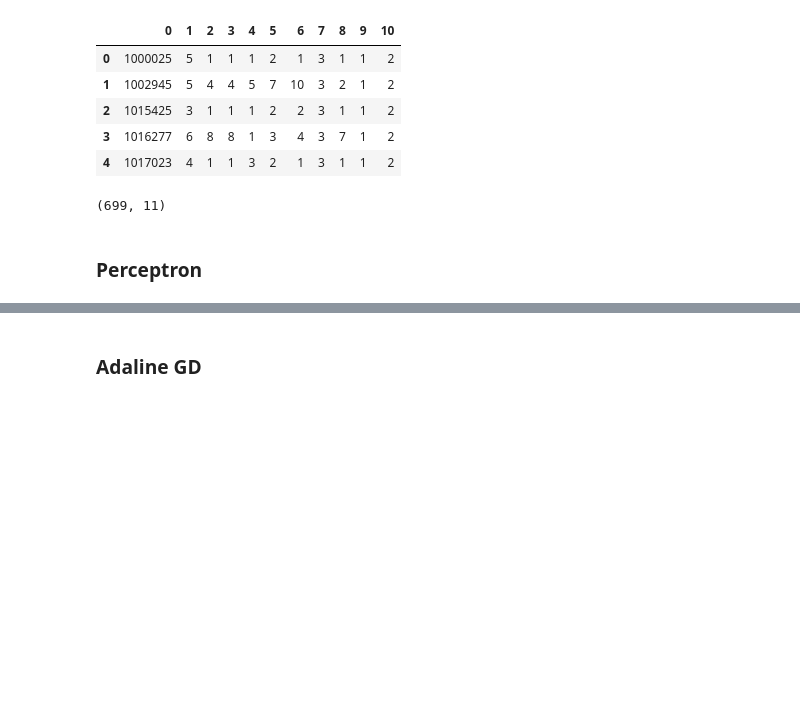
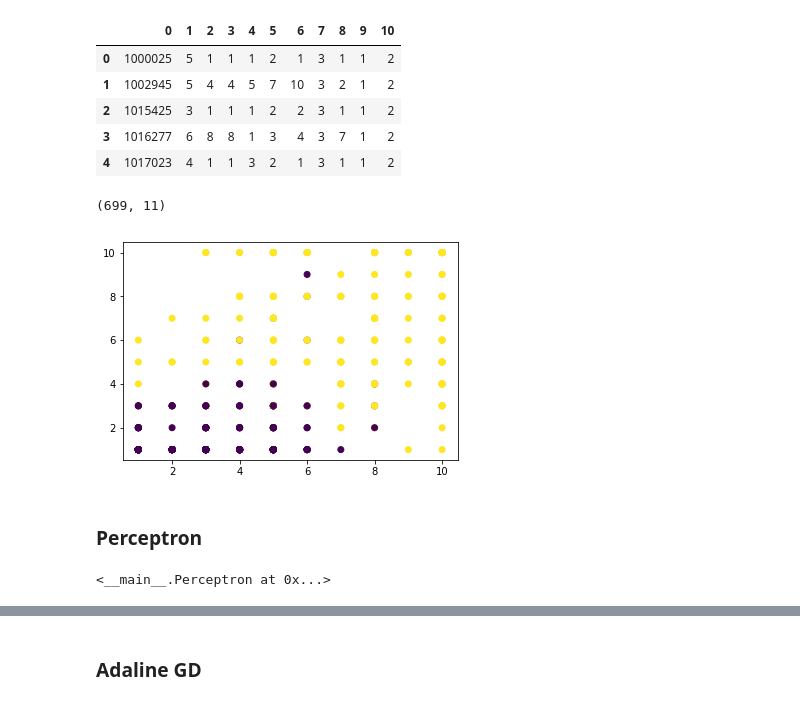
Before and after one commit to viniciusteix/topics-3, a Jupyter notebook: Lista 01 - Q2.ipynb, the cells around one changed output, grey strips where cells are left out. Drawn from its saved outputs; the diff is of its cells as text; code cells hidden in the pictures; blank space fills up the shorter version.

```diff
--- a/Lista 01 - Q2.ipynb
+++ b/Lista 01 - Q2.ipynb
@@ -20,3 +21,8 @@ data.shape
 # %%
 X = data.iloc[:,1:10].values
 y = data.iloc[:,10].values
+# %%
+plt.scatter(X[:,0],X[:,1],marker='o',c=y)
+plt.show()
+# %% [output]
+[figure, added]
@@ -24,0 +65,4 @@ y = data.iloc[:,10].values
+# %%
+model_perceptron.fit(X,y)
+# %% [output]
+<__main__.Perceptron at 0x...>
```
Also changed, not shown: parts of 14 cells of this notebook.
